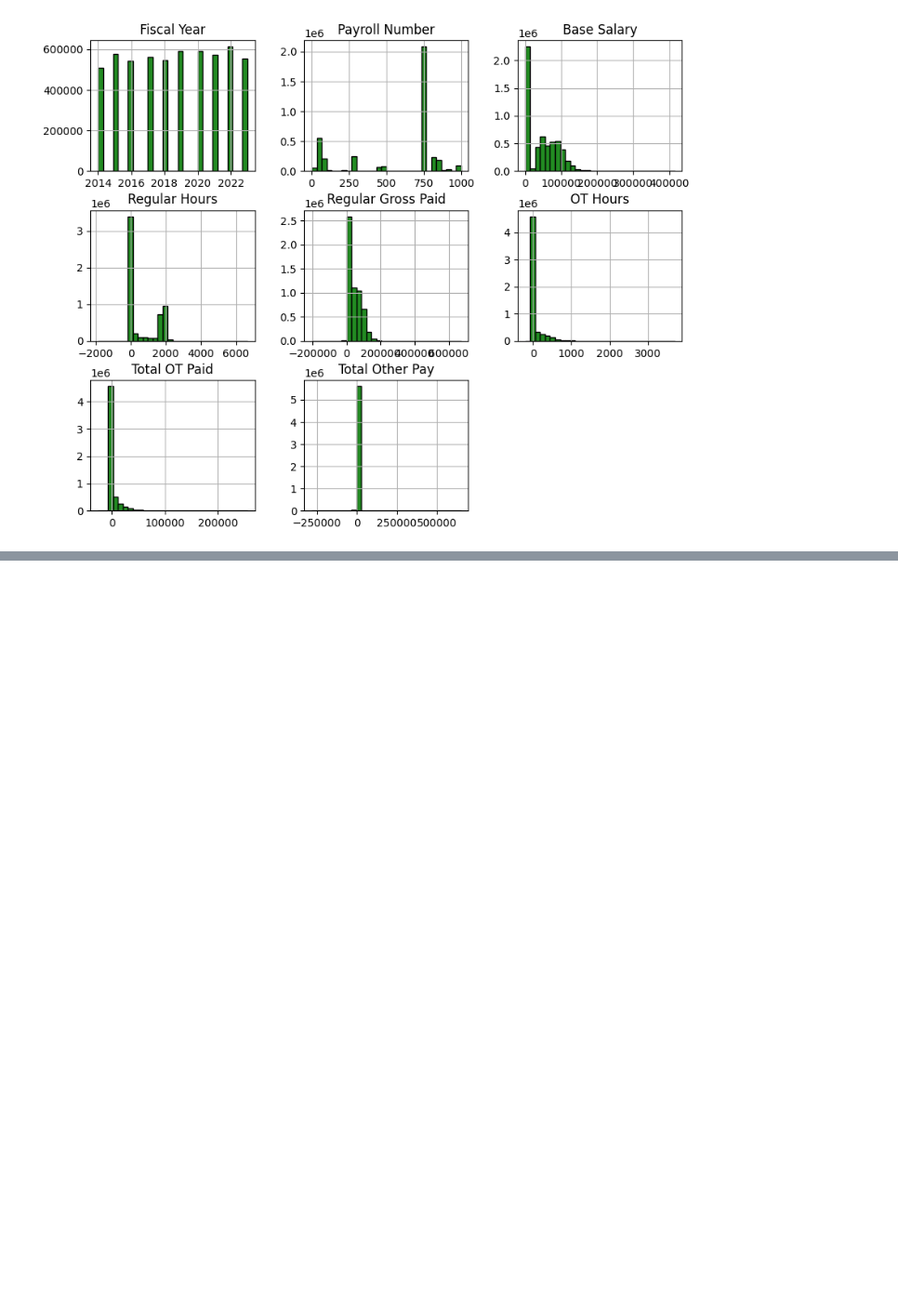
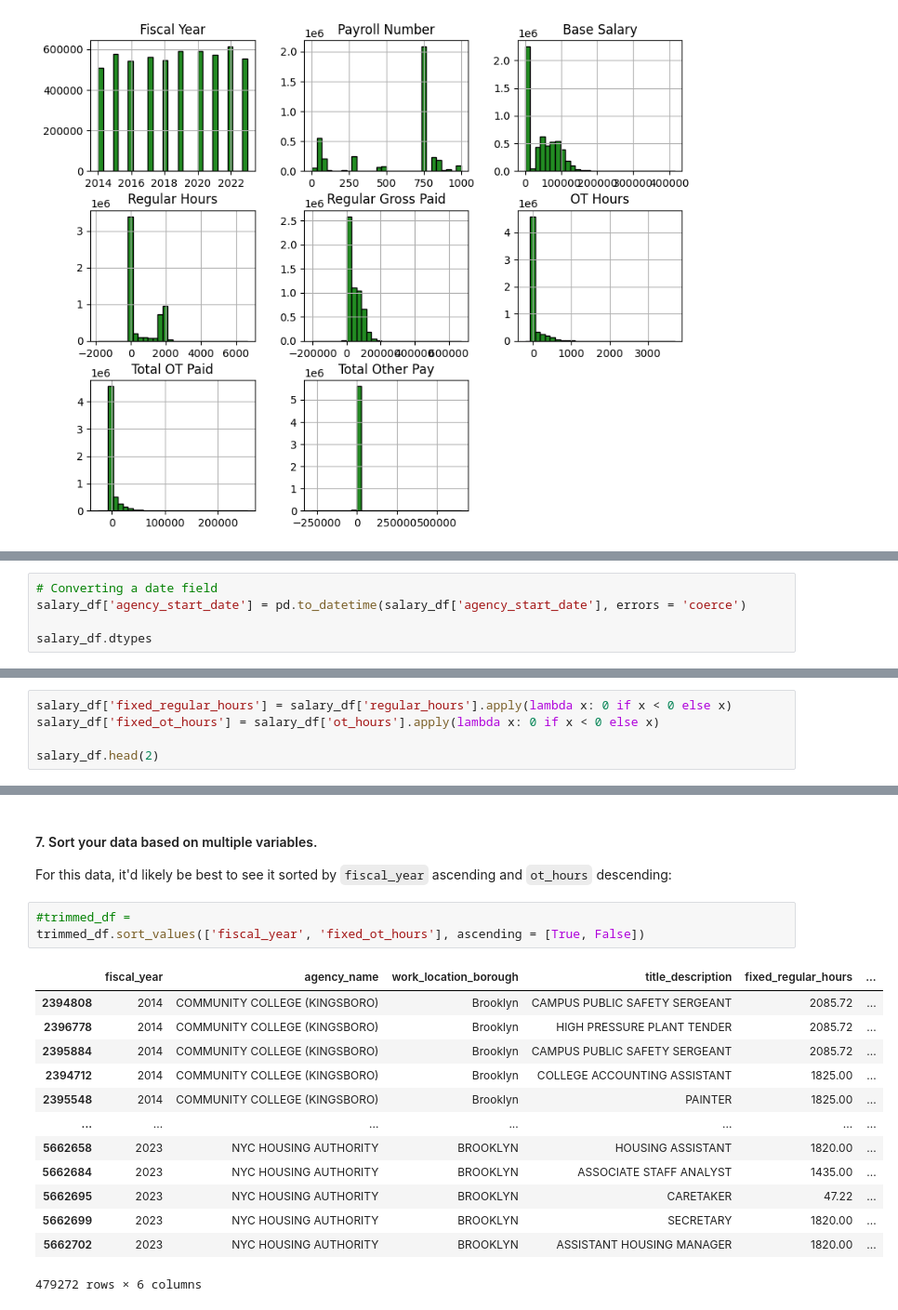
Before and after one commit to riverar9/cuny-msds, a Jupyter notebook: data602-advanced-programming-techniques/assignments/assignment-07/assignment-07-richie-rivera.ipynb, the cells around one changed output, grey strips where cells are left out. Shown at 93% size. Saved outputs shown, nothing was run; the diff lists cells and outputs as text; blank space fills up the shorter version.

Commit message:
data602 completed assignment 7

```diff
--- a/data602-advanced-programming-techniques/assignments/assignment-07/assignment-07-richie-rivera.ipynb
+++ b/data602-advanced-programming-techniques/assignments/assignment-07/assignment-07-richie-rivera.ipynb
@@ -177,0 +186,5 @@ After exploring your dataset, provide a short summary of what you noticed from t
+# %%
+# Converting a date field
+salary_df['agency_start_date'] = pd.to_datetime(salary_df['agency_start_date'], errors = 'coerce')
+
+salary_df.dtypes
@@ -177,0 +221,5 @@ After exploring your dataset, provide a short summary of what you noticed from t
+# %%
+salary_df['fixed_regular_hours'] = salary_df['regular_hours'].apply(lambda x: 0 if x < 0 else x)
+salary_df['fixed_ot_hours'] = salary_df['ot_hours'].apply(lambda x: 0 if x < 0 else x)
+
+salary_df.head(2)
@@ -177,0 +260,20 @@ After exploring your dataset, provide a short summary of what you noticed from t
+# %% [markdown]
+#### 7. Sort your data based on multiple variables.
+For this data, it'd likely be best to see it sorted by `fiscal_year` ascending and `ot_hours` descending:
+# %%
+#trimmed_df =
+trimmed_df.sort_values(['fiscal_year', 'fixed_ot_hours'], ascending = [True, False])
+# %% [output]
+|  | fiscal_year | agency_name | work_location_borough | title_description | fixed_regular_hours | ... |
+| 2394808 | 2014 | COMMUNITY COLLEGE (KINGSBORO) | Brooklyn | CAMPUS PUBLIC SAFETY SERGEANT | 2085.72 | ... |
+| 2396778 | 2014 | COMMUNITY COLLEGE (KINGSBORO) | Brooklyn | HIGH PRESSURE PLANT TENDER | 2085.72 | ... |
+| 2395884 | 2014 | COMMUNITY COLLEGE (KINGSBORO) | Brooklyn | CAMPUS PUBLIC SAFETY SERGEANT | 2085.72 | ... |
+| 2394712 | 2014 | COMMUNITY COLLEGE (KINGSBORO) | Brooklyn | COLLEGE ACCOUNTING ASSISTANT | 1825.00 | ... |
+| 2395548 | 2014 | COMMUNITY COLLEGE (KINGSBORO) | Brooklyn | PAINTER | 1825.00 | ... |
+| ... | ... | ... | ... | ... | ... | ... |
+| 5662658 | 2023 | NYC HOUSING AUTHORITY | BROOKLYN | HOUSING ASSISTANT | 1820.00 | ... |
+| 5662684 | 2023 | NYC HOUSING AUTHORITY | BROOKLYN | ASSOCIATE STAFF ANALYST | 1435.00 | ... |
+| 5662695 | 2023 | NYC HOUSING AUTHORITY | BROOKLYN | CARETAKER | 47.22 | ... |
+| 5662699 | 2023 | NYC HOUSING AUTHORITY | BROOKLYN | SECRETARY | 1820.00 | ... |
+| 5662702 | 2023 | NYC HOUSING AUTHORITY | BROOKLYN | ASSISTANT HOUSING MANAGER | 1820.00 | ... |
+479272 rows × 6 columns
```
Also changed, not shown: parts of 42 cells of this notebook.
